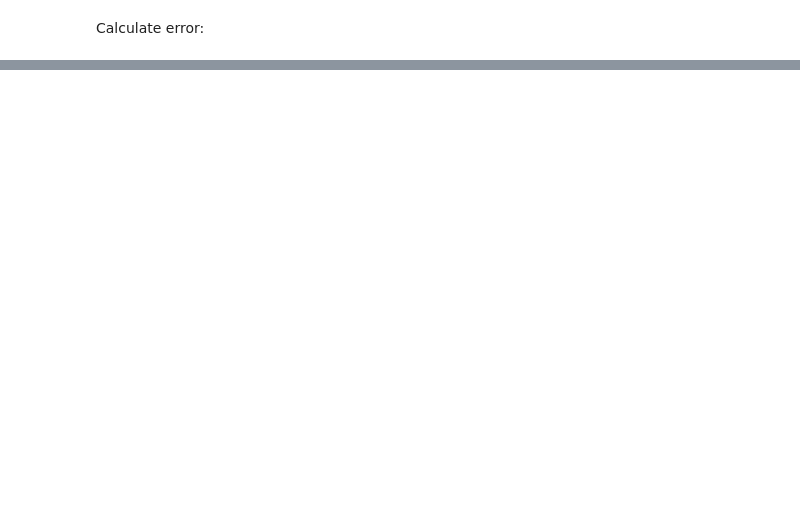
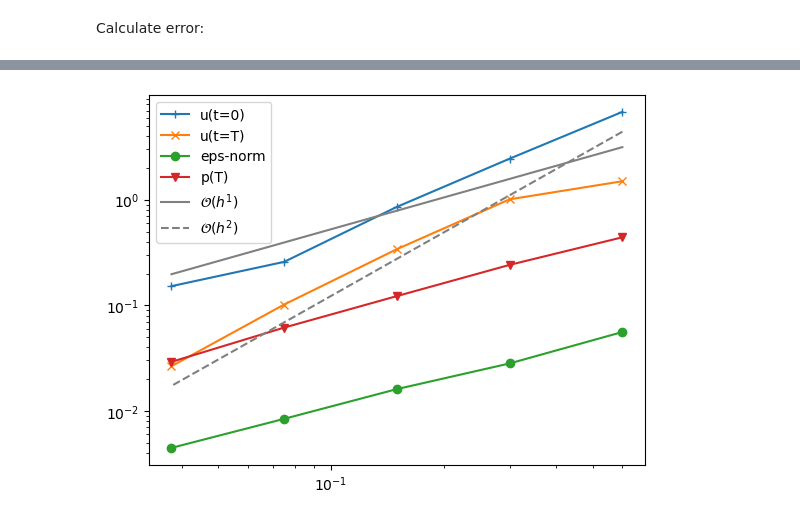
Before and after one commit to UCL/stokes-nc-ill-posed, a Jupyter notebook: ngsolve/Stokes-non-conforming-clean-data.ipynb, the cells around one changed output, grey strips where cells are left out. Drawn from its saved outputs; the diff is of its cells as text; code cells hidden in the pictures; blank space fills up the shorter version.

```diff
--- a/ngsolve/Stokes-non-conforming-clean-data.ipynb
+++ b/ngsolve/Stokes-non-conforming-clean-data.ipynb
@@ -747,0 +485,15 @@ epsilon_norm = [0.7064555126550767,0.027360618562308515,0.016128429875891966,0.0
+# %%
+import matplotlib.pyplot as plt
+hm = [0.6,0.3,0.15,0.075,0.0375]
+Ns = [1,2,4,8,16]
+hnp = np.array(hm)
+plt.loglog(hnp, l2_vel_initial_time,label="u(t=0)",marker= '+' )
+plt.loglog(hnp, l2_vel_final_time,label="u(t=T)",marker= 'x' )
+plt.loglog(hnp, delta_norm,label="eps-norm",marker= 'o' )
+plt.loglog(hnp,l2_p_final_time,label="p(T)",marker= 'v' )
+plt.loglog(hnp,5.25*hnp**1,label="$\mathcal{O}(h^{1})$",color='gray')
+plt.loglog(hnp,12.25*hnp**2,label="$\mathcal{O}(h^{2})$",color='gray',linestyle='dashed')
+plt.legend()
+plt.show()
+# %% [output]
+[figure, added]
```
Also changed, not shown: parts of 61 cells of this notebook, 3 other files.
